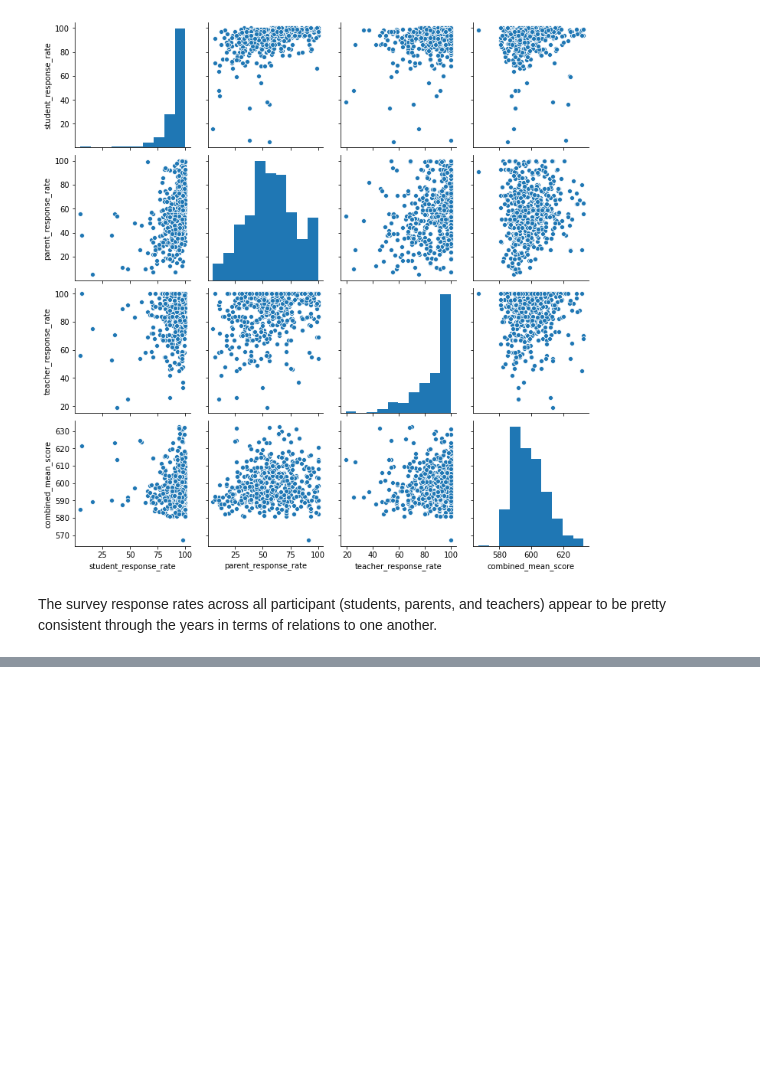
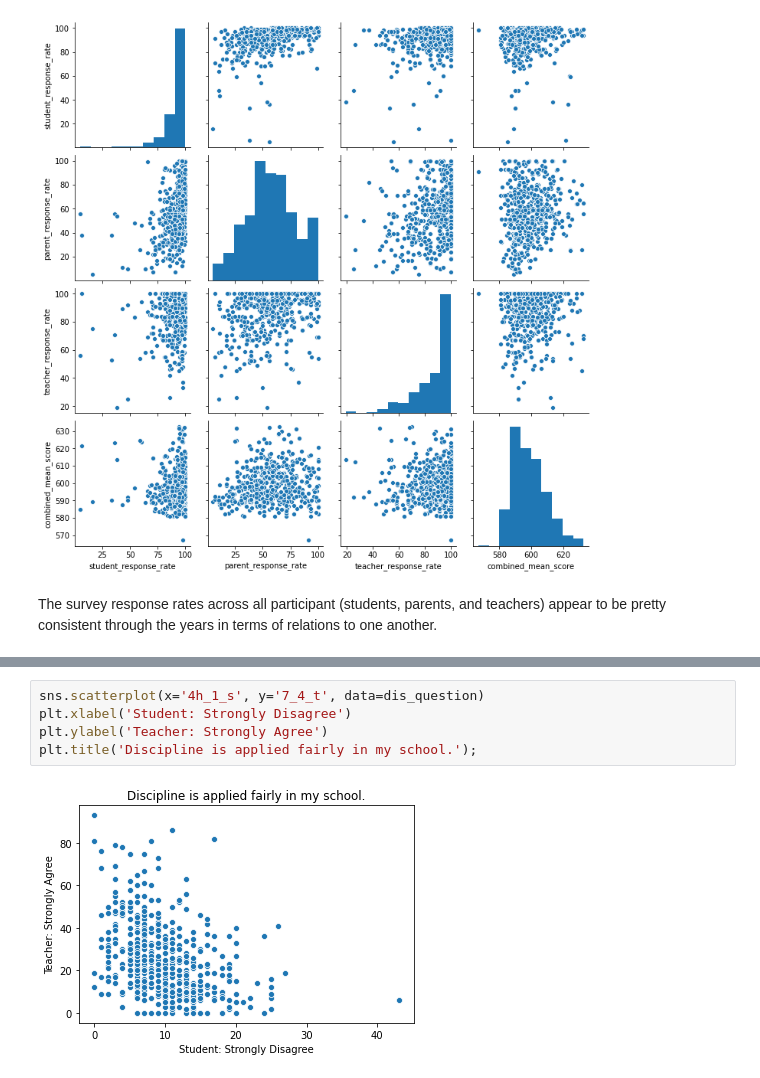
Before and after one commit to ebsano/NYC_Schools, a Jupyter notebook: code/eda.ipynb, the cells around one changed output, grey strips where cells are left out. Cells and saved outputs as stored; diff of their text form; blank space fills up the shorter version.

```diff
--- a/code/eda.ipynb
+++ b/code/eda.ipynb
@@ -41,0 +111,7 @@ The survey response rates across all participant (students, parents, and teacher
+# %%
+sns.scatterplot(x='4h_1_s', y='7_4_t', data=dis_question)
+plt.xlabel('Student: Strongly Disagree')
+plt.ylabel('Teacher: Strongly Agree')
+plt.title('Discipline is applied fairly in my school.');
+# %% [output]
+[figure, added]
```
Also changed, not shown: parts of 20 cells of this notebook.
